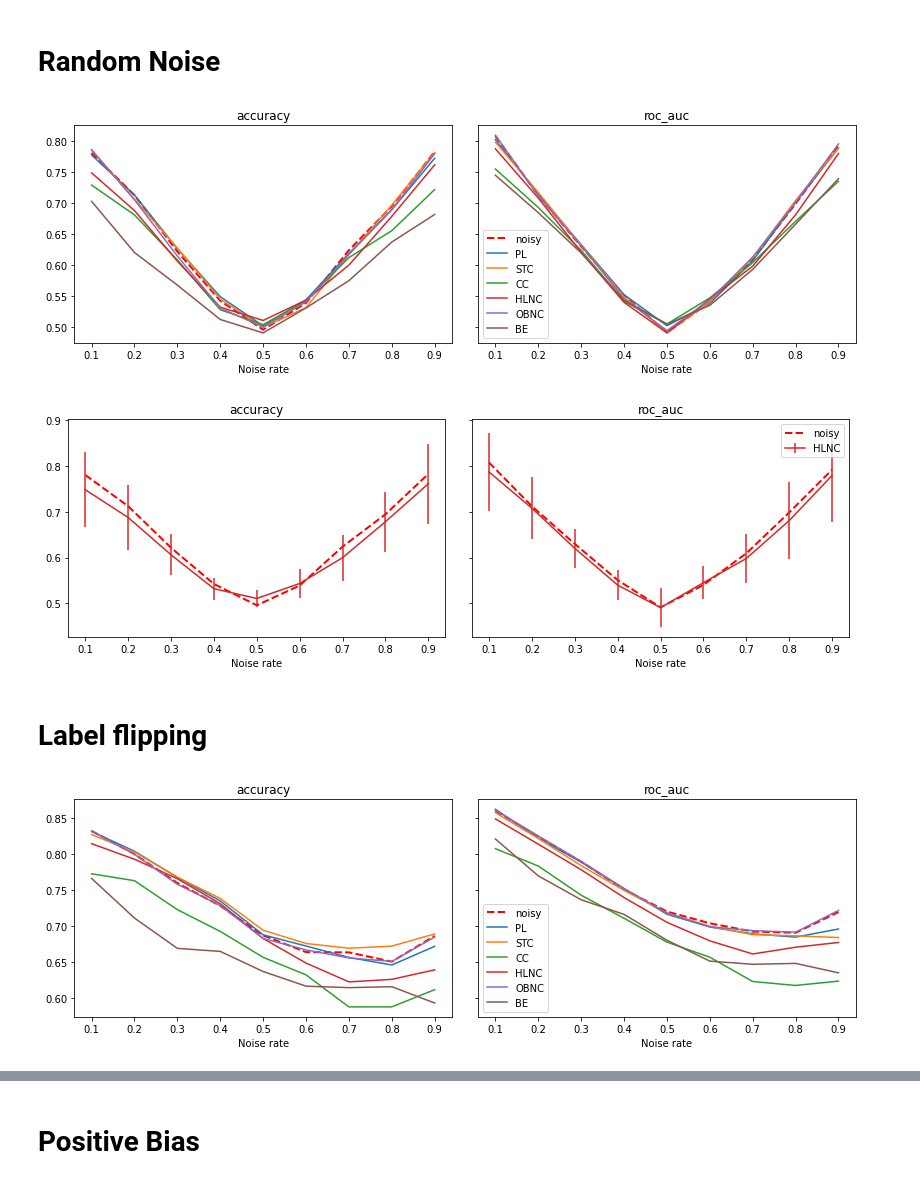
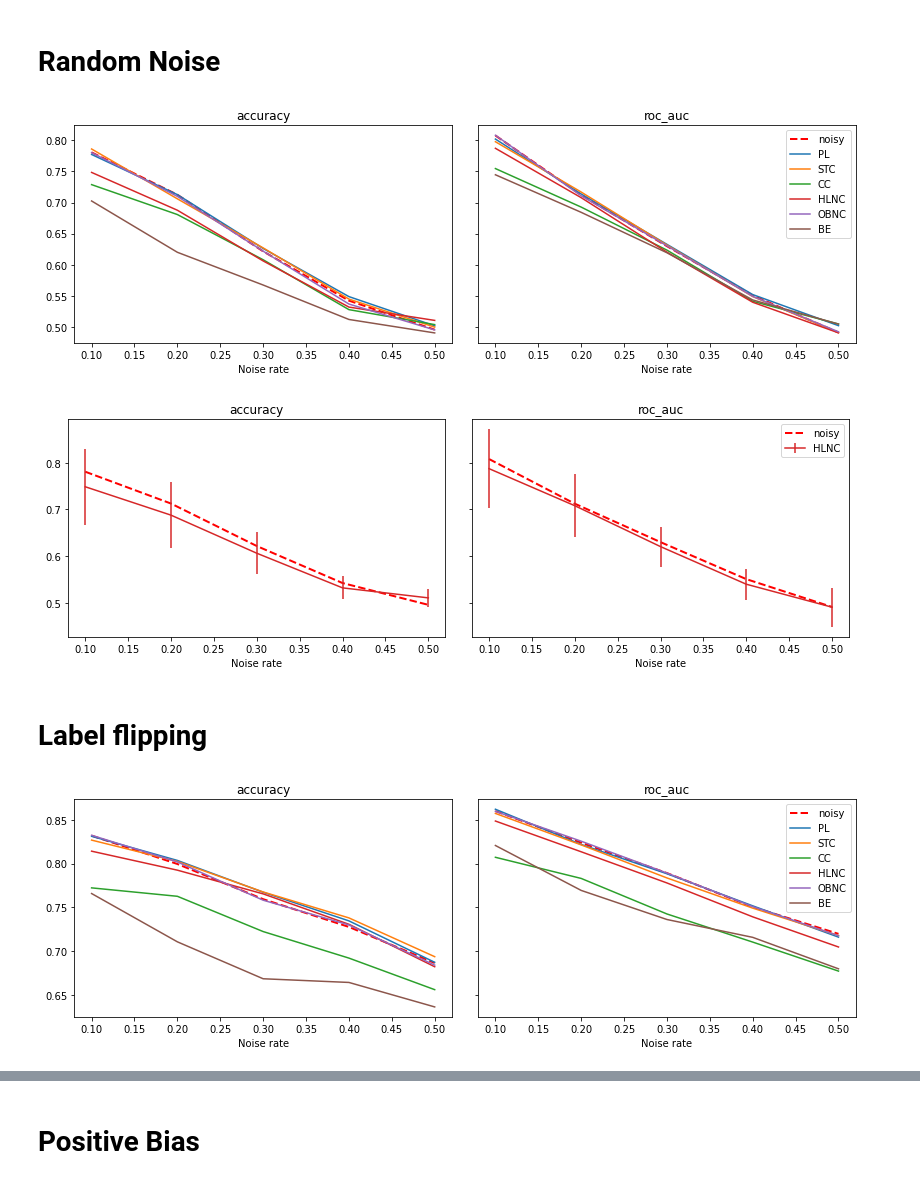
Before and after one commit to reluzita/rewriting-history, a Jupyter notebook: result_analysis/noisy_test_set_analysis.ipynb, the cells around one changed output, grey strips where cells are left out. Drawn from its saved outputs; the diff is of its cells as text; code cells hidden in the pictures.

```diff
--- a/result_analysis/noisy_test_set_analysis.ipynb
+++ b/result_analysis/noisy_test_set_analysis.ipynb
@@ -10,6 +10,8 @@ experiments = ['phishing_having_IP_Address', 'bank_housing', 'monks1_attr3', 'bi
                 'credit_A1', 'sick_referral_source_other', 'vote_immigration', 'ads_local', 'churn_voice_mail_plan']
 
 noise_types = ['random', 'flip', 'bias', 'balanced_bias']
+
+nr = [i/10 for i in range(1, 6)]
 # %%
 pred_metrics = ['accuracy', 'roc_auc']
 
@@ -31,19 +33,19 @@ for noise_type in noise_types:
 # %% [markdown]
 # Random Noise
 # %%
-show_all_metrics_pred('random', 'noisy', algorithms, experiments, runs)
+show_all_metrics_pred('random', 'noisy', algorithms, experiments, runs, nr)
 # %% [output]
-[figure, old version]
+[figure, new version]
 # %%
 for alg in ['HLNC']:
-    show_all_metrics_pred('random', 'noisy', [alg], experiments, runs)
+    show_all_metrics_pred('random', 'noisy', [alg], experiments, runs, nr)
 # %% [output]
-[figure, old version]
+[figure, new version]
 # %% [markdown]
 # Label flipping
 # %%
-show_all_metrics_pred('flip', 'noisy', algorithms, experiments, runs)
+show_all_metrics_pred('flip', 'noisy', algorithms, experiments, runs, nr)
 # %% [output]
-[figure, old version]
+[figure, new version]
 # %%
 for alg in ['HLNC']:
```
Also changed, not shown: parts of 9 cells of this notebook, 9 other files.
